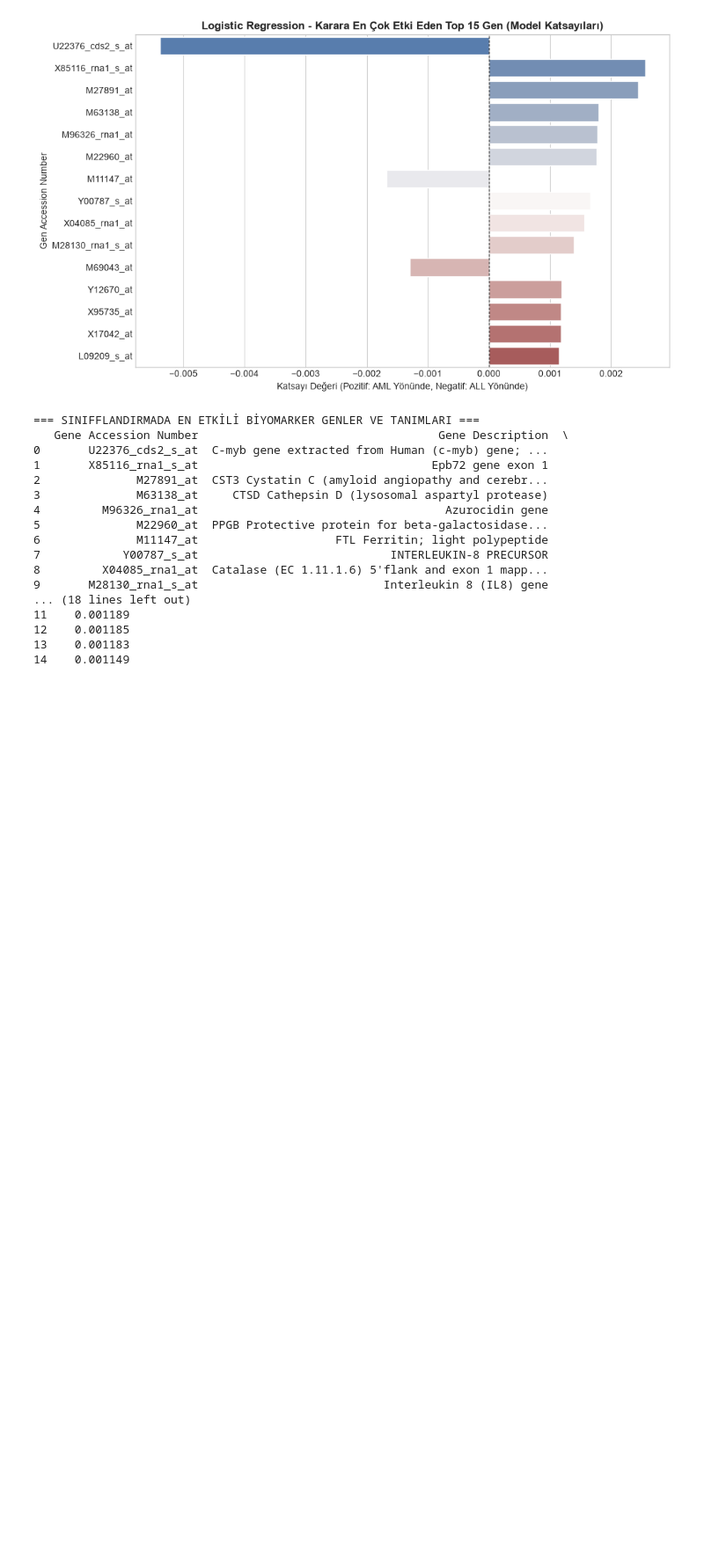
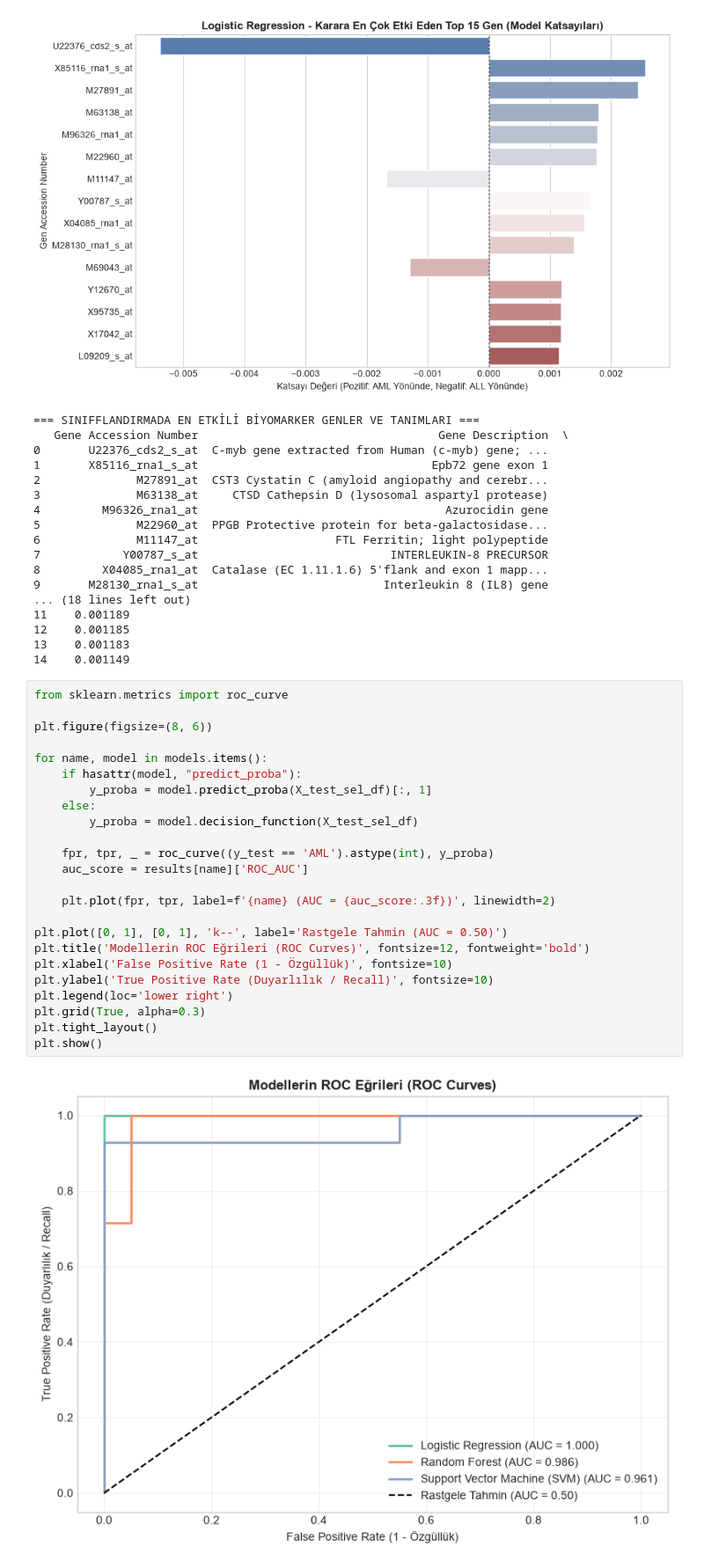
Before and after one commit to berfinerk/Cancer-Gene-Expression-Analysis-and-Biomarker-Discovery, a Jupyter notebook: cancer_gene_analysis.ipynb, the cells around one changed output. Shown at 88% size. Drawn from its saved outputs; the diff is of its cells as text; blank space fills up the shorter version.

Commit message:
plot ROC curves for all models achieving up to 1.00 AUC score

```diff
--- a/cancer_gene_analysis.ipynb
+++ b/cancer_gene_analysis.ipynb
@@ -594,3 +594,29 @@ Passing `palette` without assigning `hue` is deprecated and will be removed in v
 12    0.001185
 13    0.001183
 14    0.001149
+# %%
+from sklearn.metrics import roc_curve
+
+plt.figure(figsize=(8, 6))
+
+for name, model in models.items():
+    if hasattr(model, "predict_proba"):
+        y_proba = model.predict_proba(X_test_sel_df)[:, 1]
+    else:
+        y_proba = model.decision_function(X_test_sel_df)
+
+    fpr, tpr, _ = roc_curve((y_test == 'AML').astype(int), y_proba)
+    auc_score = results[name]['ROC_AUC']
+
+    plt.plot(fpr, tpr, label=f'{name} (AUC = {auc_score:.3f})', linewidth=2)
+
+plt.plot([0, 1], [0, 1], 'k--', label='Rastgele Tahmin (AUC = 0.50)')
+plt.title('Modellerin ROC Eğrileri (ROC Curves)', fontsize=12, fontweight='bold')
+plt.xlabel('False Positive Rate (1 - Özgüllük)', fontsize=10)
+plt.ylabel('True Positive Rate (Duyarlılık / Recall)', fontsize=10)
+plt.legend(loc='lower right')
+plt.grid(True, alpha=0.3)
+plt.tight_layout()
+plt.show()
+# %% [output]
+[figure, added]
```
